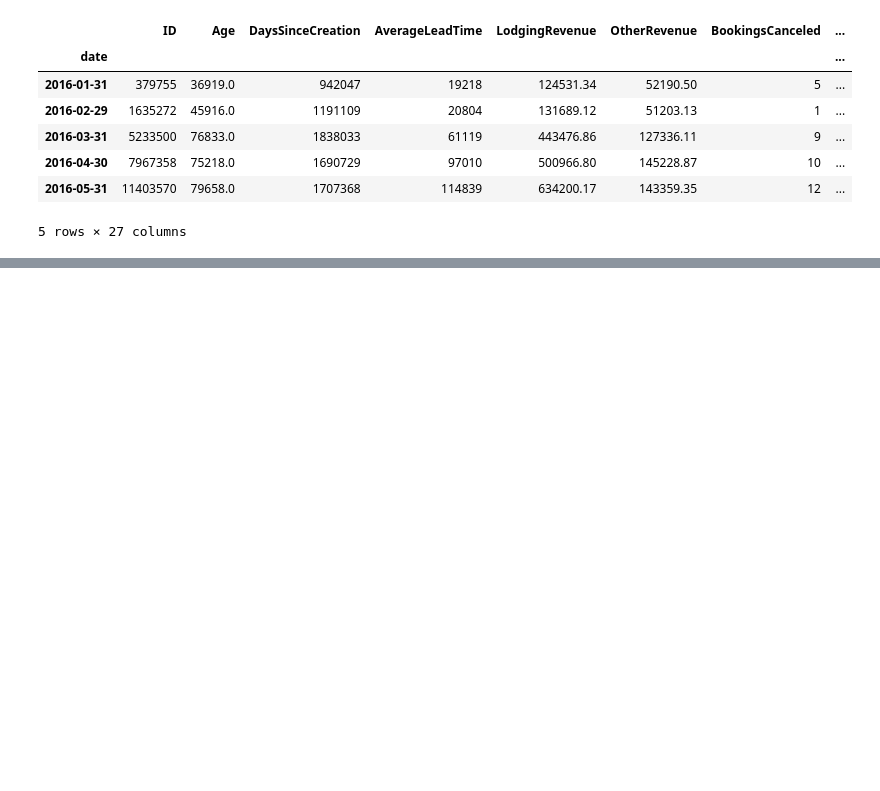
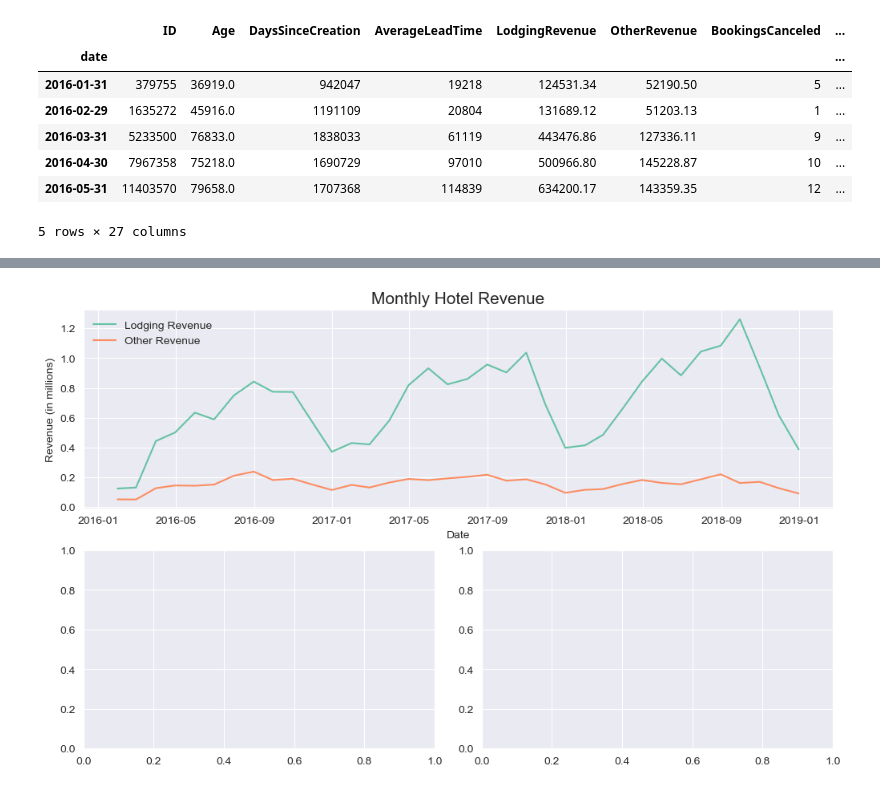
Before and after one commit to ali-can-turan/ibm-data-analyst-mini-projects, a Jupyter notebook: matplotlib_advanced_customization.ipynb, the cells around one changed output, grey strips where cells are left out. Saved outputs shown, nothing was run; the diff lists cells and outputs as text; code cells hidden in the pictures; blank space fills up the shorter version.

```diff
--- a/matplotlib_advanced_customization.ipynb
+++ b/matplotlib_advanced_customization.ipynb
@@ -153,17 +157,19 @@ ax3 = ax[1, 1]
 # %%
 ax1.plot(hotels1.index,
 		 hotels1["LodgingRevenue"] / 1000000,
 		 label="Lodging Revenue")
 ax1.plot(hotels1.index,
 		 hotels1["OtherRevenue"] / 1000000,
 		 label="Other Revenue")
 ax1.set_xlabel("Date")
 ax1.set_ylabel("Revenue (in millions)")
 ax1.legend(frameon=False, fontsize=10)
 ax1.set_title("Monthly Hotel Revenue", fontsize=15)
 ax1.spines["top"].set_visible(False)
 ax1.spines["right"].set_visible(False)
-# display(fig);
+display(fig);
+# %% [output]
+[figure, added]
 # %%
 hotels2 = (hotels
 	.groupby("Nationality")
```
Also changed, not shown: parts of 5 cells of this notebook.
